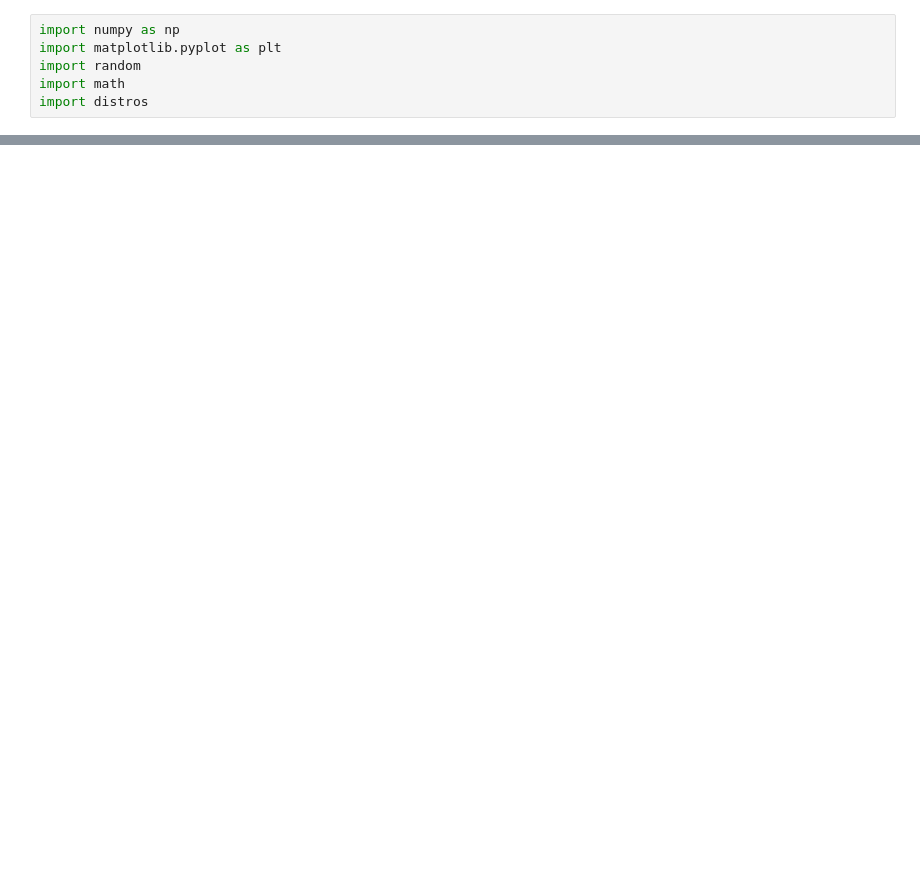
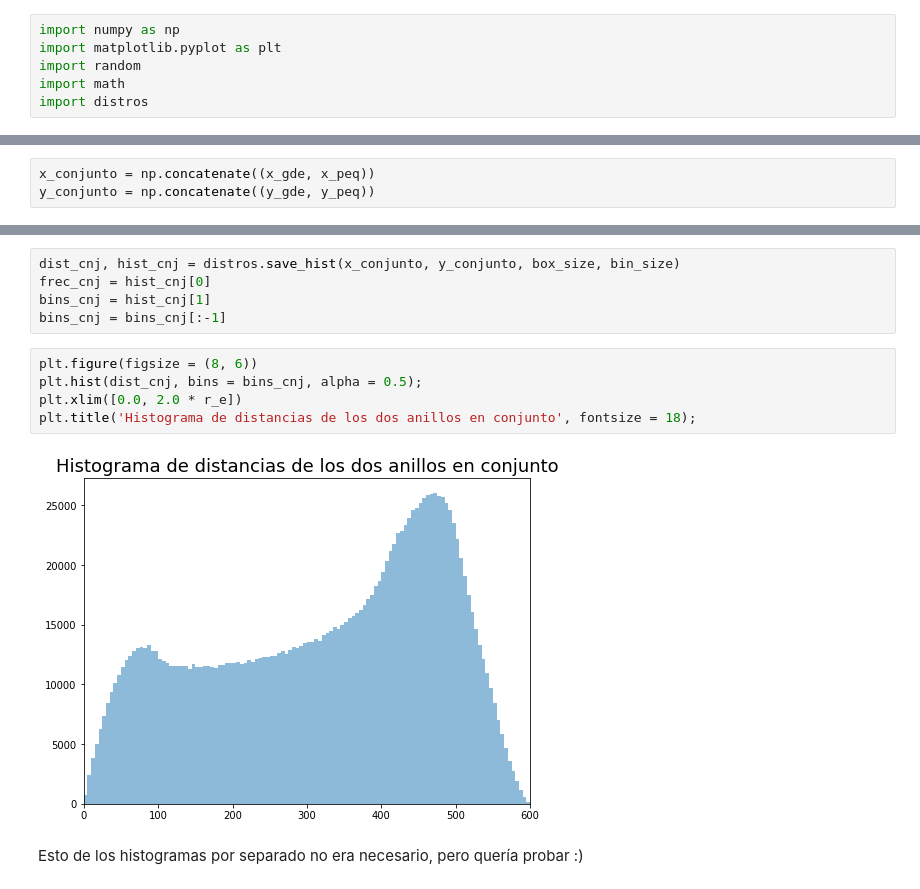
Before and after one commit to CosmoStats/cosmostats2018-Pagutri, a Jupyter notebook: 2daParte/Ejercicio5/ejercicios5.ipynb, the cells around one changed output, grey strips where cells are left out. Drawn from its saved outputs; the diff is of its cells as text; blank space fills up the shorter version.

```diff
--- a/2daParte/Ejercicio5/ejercicios5.ipynb
+++ b/2daParte/Ejercicio5/ejercicios5.ipynb
@@ -33,0 +45,3 @@ plt.gca().set_aspect('equal')
+# %%
+x_conjunto = np.concatenate((x_gde, x_peq))
+y_conjunto = np.concatenate((y_gde, y_peq))
@@ -34 +74,15 @@ plt.gca().set_aspect('equal')
+# %%
+dist_cnj, hist_cnj = distros.save_hist(x_conjunto, y_conjunto, box_size, bin_size)
+frec_cnj = hist_cnj[0]
+bins_cnj = hist_cnj[1]
+bins_cnj = bins_cnj[:-1]
+# %%
+plt.figure(figsize = (8, 6))
+plt.hist(dist_cnj, bins = bins_cnj, alpha = 0.5);
+plt.xlim([0.0, 2.0 * r_e])
+plt.title('Histograma de distancias de los dos anillos en conjunto', fontsize = 18);
+# %% [output]
+[figure, added]
+# %% [markdown]
+Esto de los histogramas por separado no era necesario, pero quería probar :)
 # %% [markdown]
```
Also changed, not shown: parts of 11 cells of this notebook, 1 other file.
